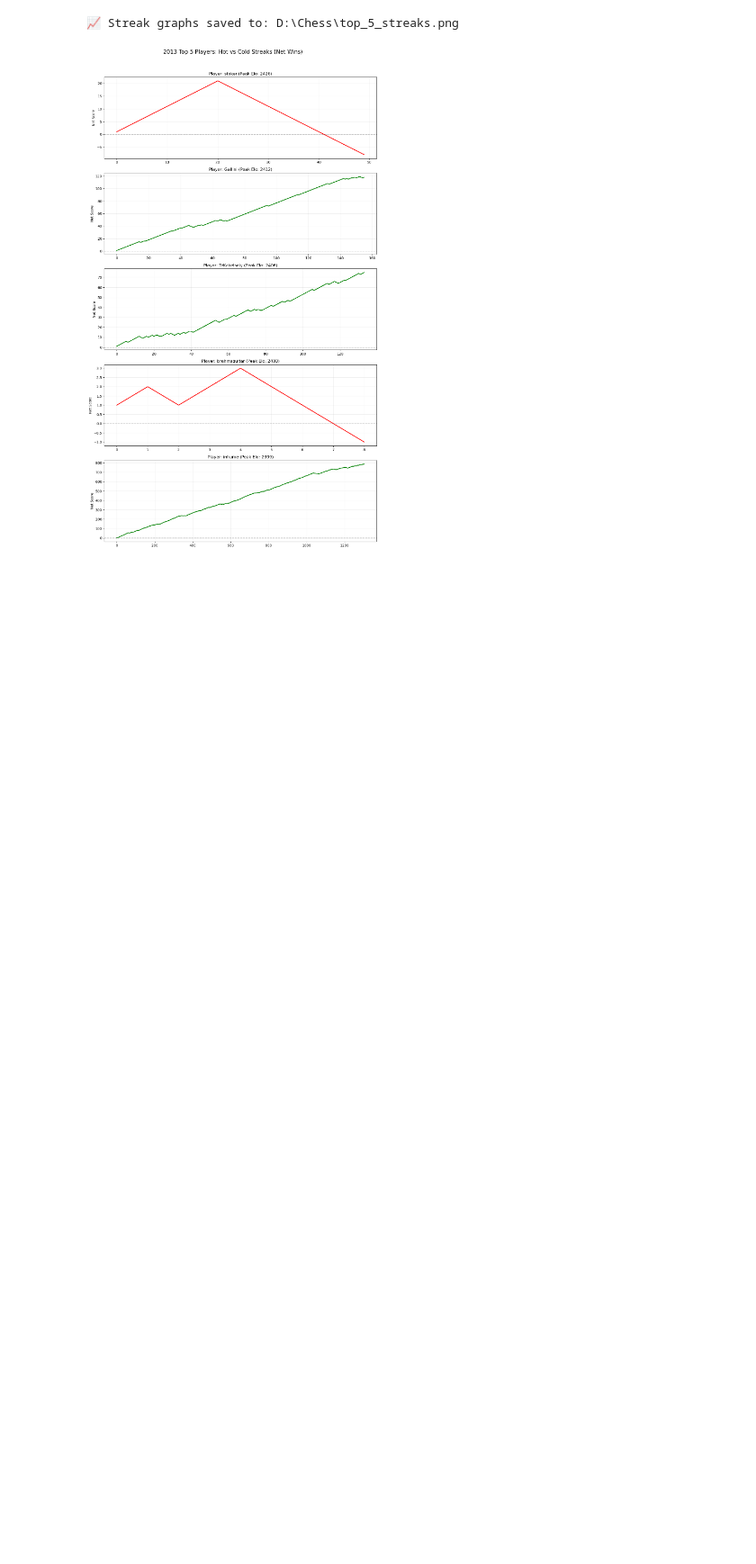
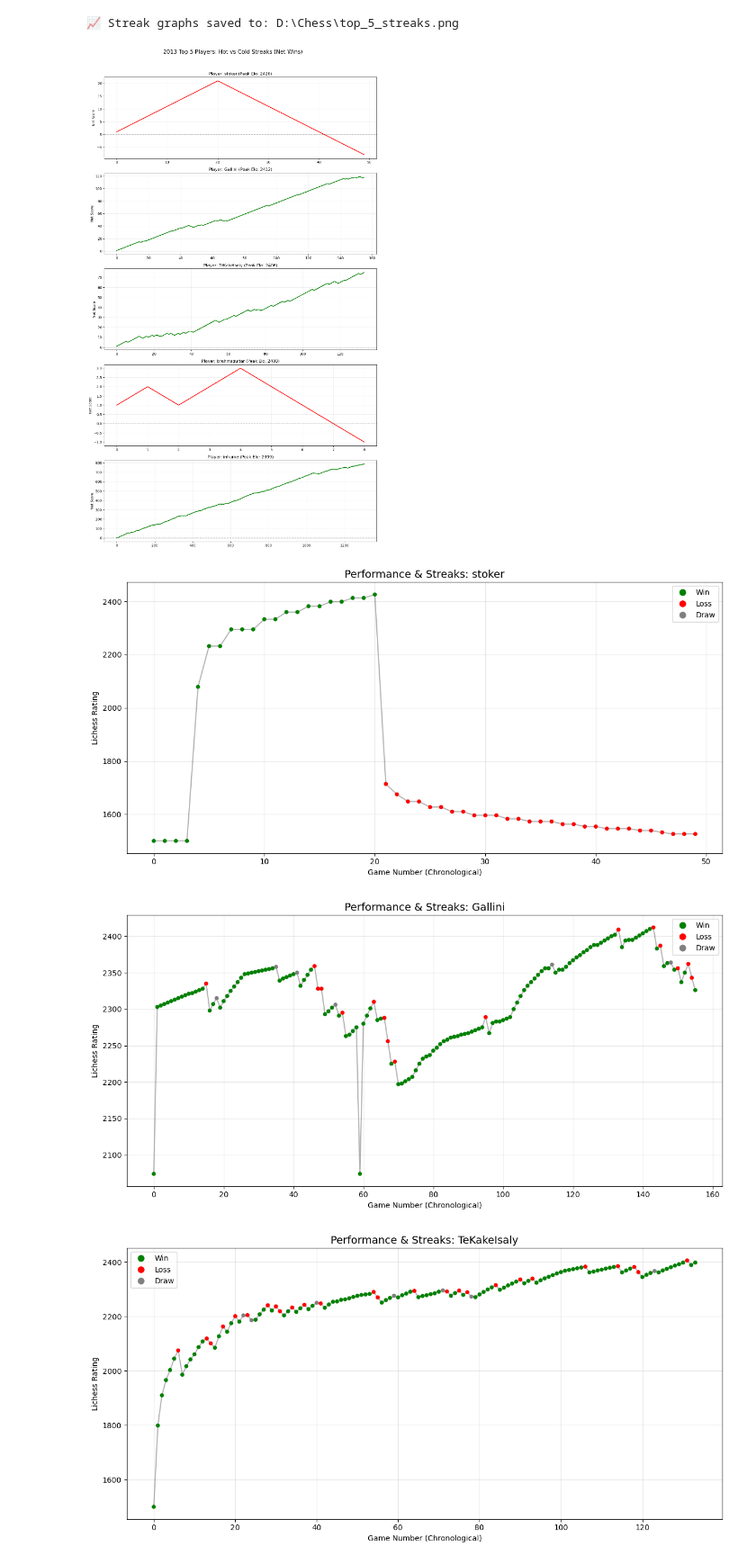
Before and after one commit to SalmaAllam8/chess-players-performance-analysis-, a Jupyter notebook: Lichess data cleaning and analysis.ipynb, the cells around one changed output. Shown at 90% size. Saved outputs shown, nothing was run; the diff lists cells and outputs as text; code cells hidden in the pictures; blank space fills up the shorter version.

Commit message:
"visuals of the elo changes for the top players"

```diff
--- a/Lichess data cleaning and analysis.ipynb
+++ b/Lichess data cleaning and analysis.ipynb
@@ -203,3 +203,62 @@ plt.show()
 # %% [output]
 📈 Streak graphs saved to: D:\Chess\top_5_streaks.png
 [figure]
+# %%
+
+df['WhiteElo'] = pd.to_numeric(df['WhiteElo'], errors='coerce')
+df['BlackElo'] = pd.to_numeric(df['BlackElo'], errors='coerce')
+
+# 2. Identify Top 5 (Re-calculating to stay consistent)
+all_stats = pd.concat([
+    df[['White', 'WhiteElo']].rename(columns={'White':'Player', 'WhiteElo':'Elo'}),
+    df[['Black', 'BlackElo']].rename(columns={'Black':'Player', 'BlackElo':'Elo'})
+])
+top_5_names = all_stats.groupby('Player')['Elo'].max().sort_values(ascending=False).head(5).index.tolist()
+
+# 3. Plotting loop
+for player in top_5_names:
+    # Filter and sort games for this player
+    p_games = df[(df['White'] == player) | (df['Black'] == player)].copy()
+    p_games['DateTime'] = pd.to_datetime(p_games['UTCDate'] + ' ' + p_games['UTCTime'].fillna('00:00:00'))
+    p_games = p_games.sort_values('DateTime')
+
+    # Get the player's rating at the time of each game
+    p_games['CurrentElo'] = p_games.apply(lambda r: r['WhiteElo'] if r['White'] == player else r['BlackElo'], axis=1)
+
+    # Determine result color for markers
+    def get_color(row):
+        if row['Result'] == '1/2-1/2': return 'gray'  # Draw
+        if (row['White'] == player and row['Result'] == '1-0') or \
+           (row['Black'] == player and row['Result'] == '0-1'):
+            return 'green'  # Win
+        return 'red'  # Loss
+
+    p_games['MarkerColor'] = p_games.apply(get_color, axis=1)
+
+    # Create the Plot
+    plt.figure(figsize=(12, 6))
+    plt.plot(range(len(p_games)), p_games['CurrentElo'], color='black', alpha=0.3, label='Rating Trend')
+
+    # Scatter plot for the "Streaks"
+    plt.scatter(range(len(p_games)), p_games['CurrentElo'],
+                c=p_games['MarkerColor'], s=30, edgecolors='none', zorder=3)
+
+    plt.title(f"Performance & Streaks: {player}", fontsize=14)
+    plt.xlabel("Game Number (Chronological)")
+    plt.ylabel("Lichess Rating")
+    plt.grid(True, alpha=0.3)
+
+    # Custom Legend
+    from matplotlib.lines import Line2D
+    legend_elements = [Line2D([0], [0], marker='o', color='w', label='Win', markerfacecolor='green', markersize=10),
+                       Line2D([0], [0], marker='o', color='w', label='Loss', markerfacecolor='red', markersize=10),
+                       Line2D([0], [0], marker='o', color='w', label='Draw', markerfacecolor='gray', markersize=10)]
+    plt.legend(handles=legend_elements, loc='best')
+
+    plt.tight_layout()
+    plt.savefig(f"D:\Chess\{player}_streak_plot.png")
+    plt.show()
+# %% [output]
+[figure, added]
+[figure, added]
+[figure, added]
```
Also changed, not shown: parts of 1 cell of this notebook.
